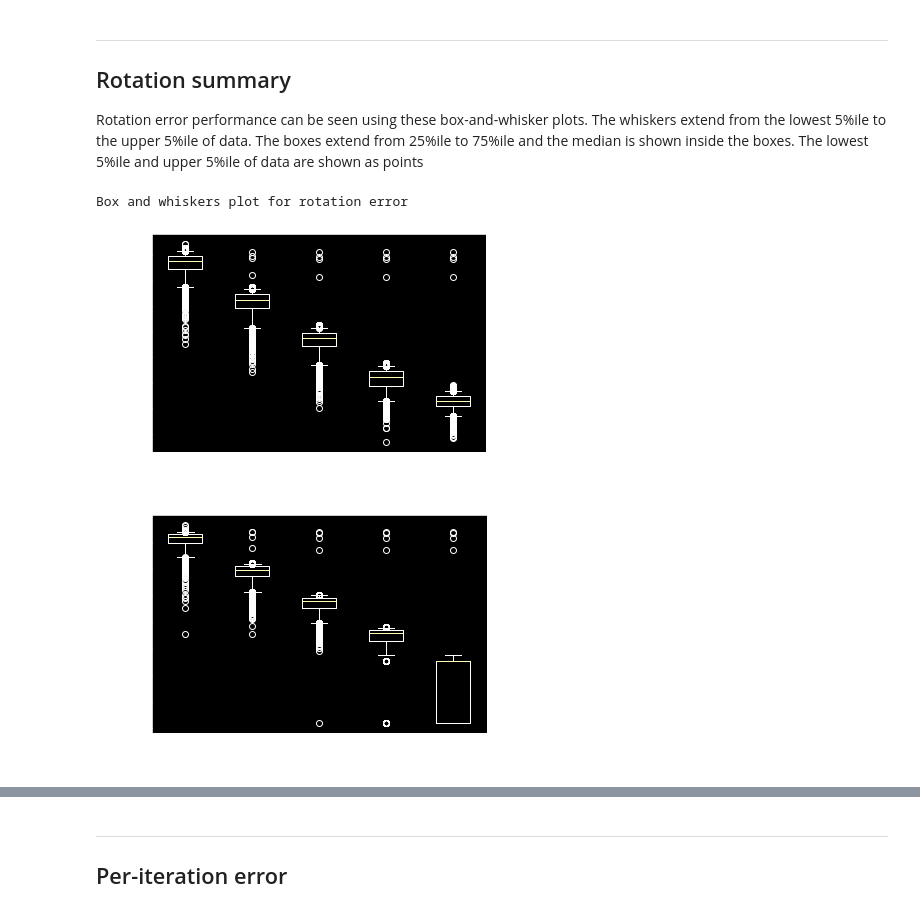
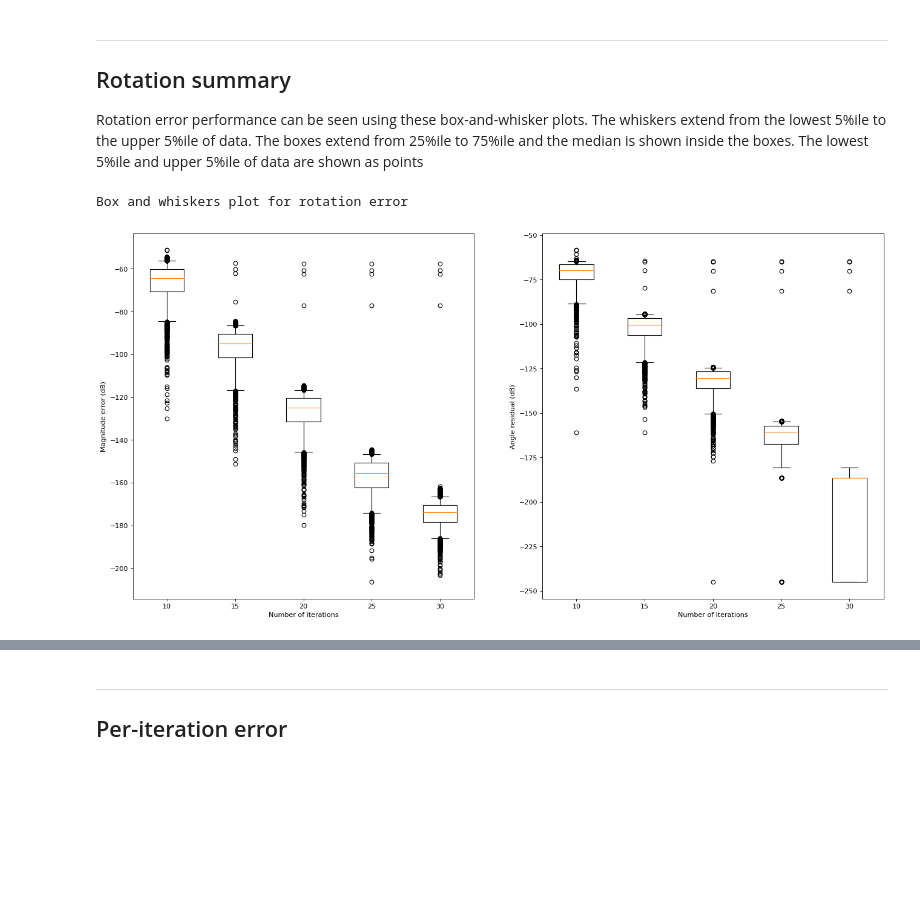
Before and after one commit to Ashwin-Rajesh/Cordic_accelerator, a Jupyter notebook: docs/cordic_circular.ipynb, the cells around one changed output, grey strips where cells are left out. Drawn from its saved outputs; the diff is of its cells as text; code cells hidden in the pictures; blank space fills up the shorter version.

```diff
--- a/docs/cordic_circular.ipynb
+++ b/docs/cordic_circular.ipynb
@@ -105,30 +102,31 @@ Rotation error performance can be seen using these box-and-whisker plots. The wh
 # %%
 mag_err = []
 ang_err = []
 iter_ls = []
 
 for i in (10, 15, 20, 25, 30):
     f1 = log_file("data/circ_rot/%d_nny_x2500.txt"%(i))
     f1.parse()
     mag_err.append(np.log10(np.linalg.norm(f1.err_good[:, 0:2], axis=1)) * 20)
     ang_err.append(20 * np.log10(np.maximum(1e-10, np.abs(f1.err_good[:, 2])) / 180))
     iter_ls.append(i)
 
 print("Box and whiskers plot for rotation error")
 
+plt.figure(figsize=(20, 10), dpi=80)
+plt.subplot(121)
 plt.boxplot(mag_err, labels=iter_ls, whis=[5, 95])
 plt.xlabel("Number of iterations")
 plt.ylabel("Magnitude error (dB)")
-plt.show()
 
+plt.subplot(122)
 plt.boxplot(ang_err, labels=iter_ls, whis=[5, 95])
 plt.xlabel("Number of iterations")
 plt.ylabel("Angle residual (dB)")
 plt.show()
 # %% [output]
 Box and whiskers plot for rotation error
-[figure, old version]
+[figure, new version]
-[figure, removed]
 # %%
 mag_err = []
 ang_err = []
```
Also changed, not shown: parts of 7 cells of this notebook, 18 other files.
